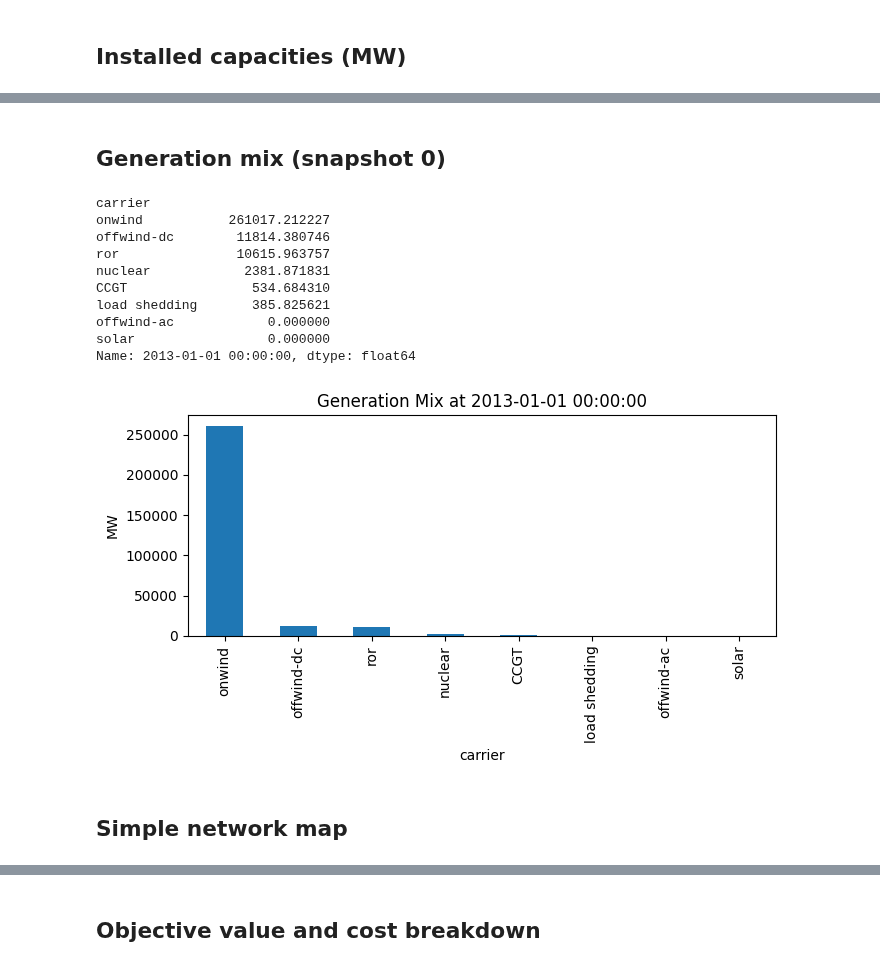
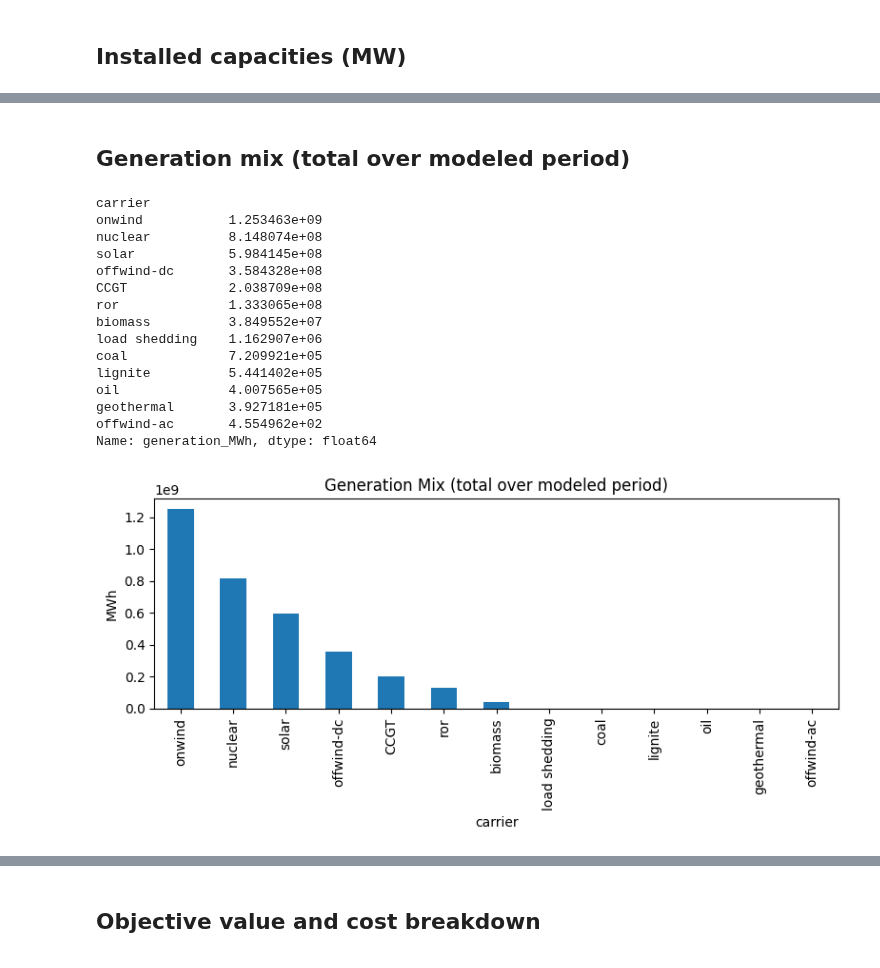
Before and after one commit to cpalazzi/pypsa-earth-green-auklet, a Jupyter notebook: notebooks/001_run_analysis.ipynb, the cells around one changed output, grey strips where cells are left out. Saved outputs shown, nothing was run; the diff lists cells and outputs as text; code cells hidden in the pictures.

Commit message:
working year run

```diff
--- a/notebooks/001_run_analysis.ipynb
+++ b/notebooks/001_run_analysis.ipynb
@@ -20,12 +18,22 @@ cf.NaturalEarthFeature("physical","land","10m")
 # %%
 from pathlib import Path
 
-# Solved network file path (absolute)
-RESULT_PATH = Path('/Users/carlopalazzi/programming/pypsa_models/pypsa-earth-runtools-crow/results/arc/europe-day-70n-core-fixed/networks/elec_s_70_ec_lcopt_Co2L-3h.nc')
+# Deterministic network selection: use exactly one target unless explicitly overridden.
+RESULT_PATH_OVERRIDE = None  # e.g. Path("../pypsa-earth/results/europe-year-140/networks/elec_s_140_ec_lcopt_Co2L-3h-week01.nc")
+
+DEFAULT_RESULT_PATH = Path(
+    "../results/arc/europe-year-140/networks/elec_s_140_ec_lcopt_Co2L-3h.nc"
+ )
+
+candidate = RESULT_PATH_OVERRIDE if RESULT_PATH_OVERRIDE is not None else DEFAULT_RESULT_PATH
+RESULT_PATH = candidate.resolve()
 
 if not RESULT_PATH.exists():
     raise FileNotFoundError(
-        f"Solved network missing at {RESULT_PATH}. Update RESULT_PATH or sync the file first."
+        "Solved network missing at expected deterministic path:\n"
+        f"  {RESULT_PATH}\n\n"
+        "Either sync the file from ARC to this location, or set RESULT_PATH_OVERRIDE in this cell."
     )
-print('Using network file:', RESULT_PATH.resolve())
+
+print("Using network file:", RESULT_PATH)
 # %% [output]
@@ -114,26 +189,37 @@ plt.show()
 # %% [markdown]
-## Generation mix (snapshot 0)
+## Generation mix (total over modeled period)
 # %%
-snap = n.snapshots[0]
-tech_mix = n.generators_t.p.loc[snap].groupby(n.generators['carrier']).sum().sort_values(ascending=False)
-tech_mix
+# Aggregate generation over the whole modeled period (MWh)
+snapshot_weights = n.snapshot_weightings.objective.reindex(n.snapshots).fillna(1.0)
+gen_by_generator_mwh = n.generators_t.p.clip(lower=0.0).mul(snapshot_weights, axis=0).sum(axis=0)
+tech_mix_total = (
+    pd.DataFrame({"mwh": gen_by_generator_mwh, "carrier": n.generators["carrier"]})
+    .groupby("carrier")["mwh"]
+    .sum()
+    .sort_values(ascending=False)
+    .rename("generation_MWh")
+)
+tech_mix_total
 # %% [output]
 carrier
-onwind           261017.212227
-offwind-dc        11814.380746
-ror               10615.963757
-nuclear            2381.871831
-CCGT                534.684310
-load shedding       385.825621
-offwind-ac            0.000000
-solar                 0.000000
-Name: 2013-01-01 00:00:00, dtype: float64
+onwind           1.253463e+09
+nuclear          8.148074e+08
+solar            5.984145e+08
+offwind-dc       3.584328e+08
+CCGT             2.038709e+08
+ror              1.333065e+08
+biomass          3.849552e+07
+load shedding    1.162907e+06
+coal             7.209921e+05
+lignite          5.441402e+05
+oil              4.007565e+05
+geothermal       3.927181e+05
+offwind-ac       4.554962e+02
+Name: generation_MWh, dtype: float64
 # %%
-tech_mix.plot(kind='bar', figsize=(7, 4), title=f'Generation Mix at {snap}')
-plt.ylabel('MW')
+tech_mix_total.plot(kind='bar', figsize=(8, 4), title='Generation Mix (total over modeled period)')
+plt.ylabel('MWh')
 plt.tight_layout()
 plt.show()
 # %% [output]
-[figure, old version]
+[figure, new version]
-# %% [markdown]
-## Simple network map
```
Also changed, not shown: parts of 25 cells of this notebook, 9 other files.
